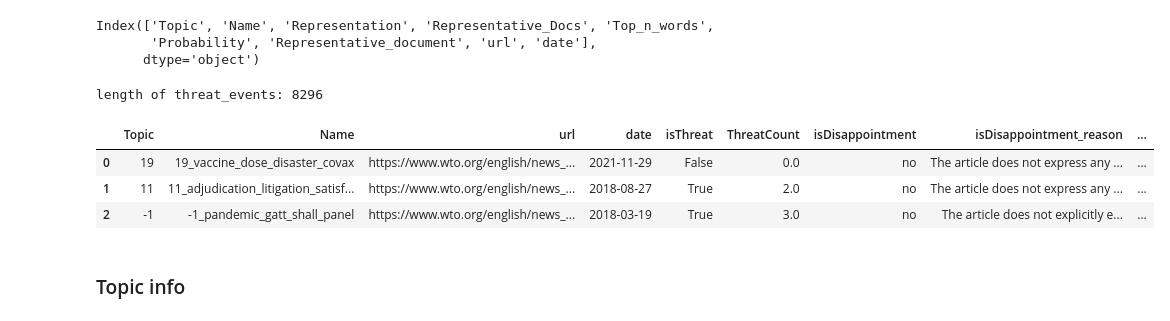
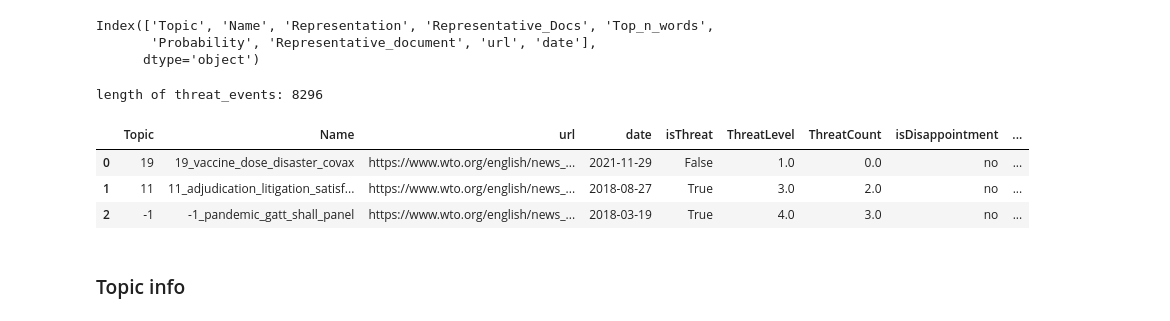
Before and after one commit to Yung-Chun/WTO-Threat-Detection, a Jupyter notebook: event_mapping.ipynb, the cells around one changed output. Drawn from its saved outputs; the diff is of its cells as text; code cells hidden in the pictures.

```diff
--- a/event_mapping.ipynb
+++ b/event_mapping.ipynb
@@ -57,41 +55,41 @@ Index(['Topic', 'Name', 'Representation', 'Representative_Docs', 'Top_n_words',
        'Probability', 'Representative_document', 'url', 'date'],
       dtype='object')
 # %%
-threat_events = []
-columns = ['Topic', 'Name', 'url', 'date', 'isThreat', 'ThreatCount',
+threat_events_document = []
+columns = ['Topic', 'Name', 'url', 'date', 'isThreat', 'ThreatLevel', 'ThreatCount',
            'isDisappointment', 'isDisappointment_reason', 'isComplain', 'isComplain_reason',
            'isCritic', 'isCritic_reason', 'isAffect', 'isAffect_reason']
 
 for row in document_info_merge.itertuples():
     res = [row.Topic, row.Name, row.url, row.date]
 
     if row.url in threat_urls:
         threat_res = list(threat_detection_output[row.url].values())
 
         # add boolean result
         if 'yes' in threat_res:
             res += [True]
         else:
             res += [False]
 
         # make it a scale
-        res += [threat_res.count('yes')]
+        res += [int(threat_res.count('yes')+1), threat_res.count('yes')]
         # add meta info
         res += threat_res
 
     # for not-done urls or urls in gpt_errors.log
     else:
         res += [None] * 10
 
-    threat_events.append(res)
+    threat_events_document.append(res)
 
-threat_events = pd.DataFrame(threat_events, columns=columns)
-print(f'length of threat_events: {len(threat_events)}')
-threat_events.head(3)
+threat_events_document = pd.DataFrame(threat_events_document, columns=columns)
+print(f'length of threat_events: {len(threat_events_document)}')
+threat_events_document.head(3)
 # %% [output]
 length of threat_events: 8296
-|  | Topic | Name | url | date | isThreat | ThreatCount | isDisappointment | isDisappointment_reason | ... |
-| 0 | 19 | 19_vaccine_dose_disaster_covax | https://www.wto.org/english/news_... | 2021-11-29 | False | 0.0 | no | The article does not express any ... | ... |
-| 1 | 11 | 11_adjudication_litigation_satisf... | https://www.wto.org/english/news_... | 2018-08-27 | True | 2.0 | no | The article does not express any ... | ... |
-| 2 | -1 | -1_pandemic_gatt_shall_panel | https://www.wto.org/english/news_... | 2018-03-19 | True | 3.0 | no | The article does not explicitly e... | ... |
+|  | Topic | Name | url | date | isThreat | ThreatLevel | ThreatCount | isDisappointment | ... |
+| 0 | 19 | 19_vaccine_dose_disaster_covax | https://www.wto.org/english/news_... | 2021-11-29 | False | 1.0 | 0.0 | no | ... |
+| 1 | 11 | 11_adjudication_litigation_satisf... | https://www.wto.org/english/news_... | 2018-08-27 | True | 3.0 | 2.0 | no | ... |
+| 2 | -1 | -1_pandemic_gatt_shall_panel | https://www.wto.org/english/news_... | 2018-03-19 | True | 4.0 | 3.0 | no | ... |
 # %%
```
Also changed, not shown: parts of 13 cells of this notebook, 2 other files.
